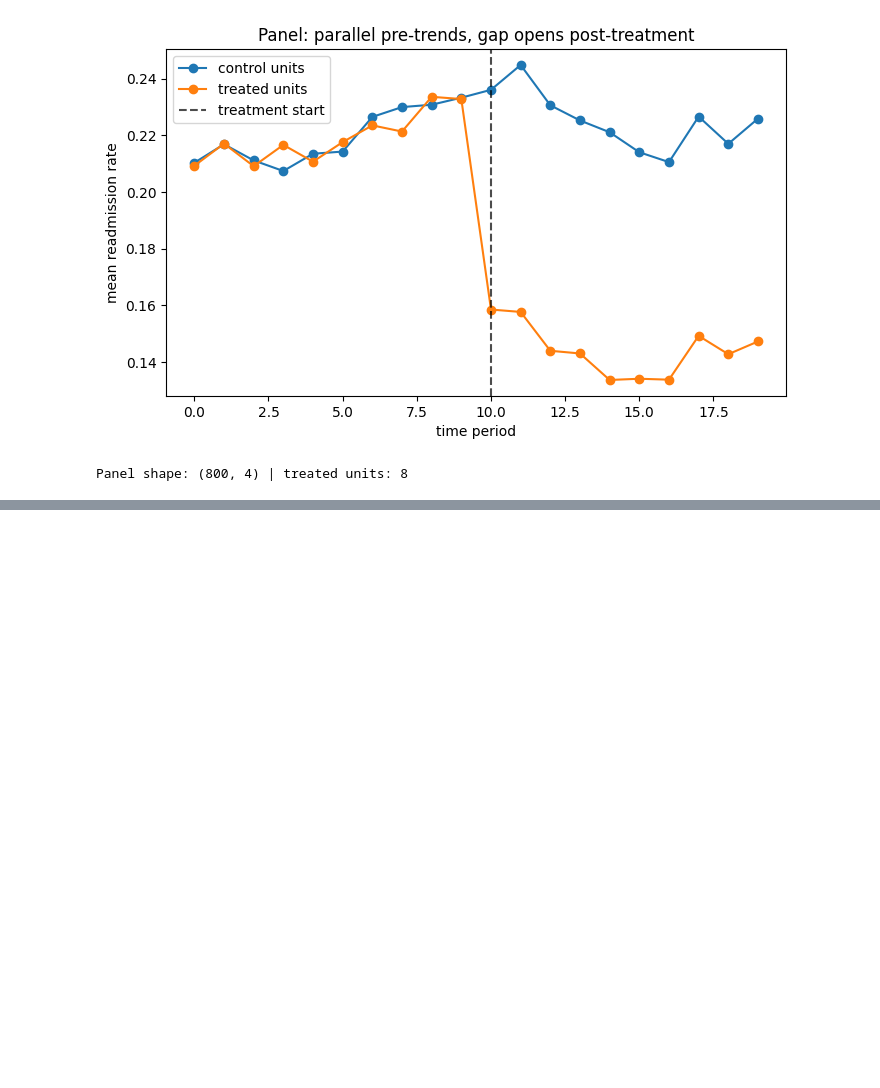
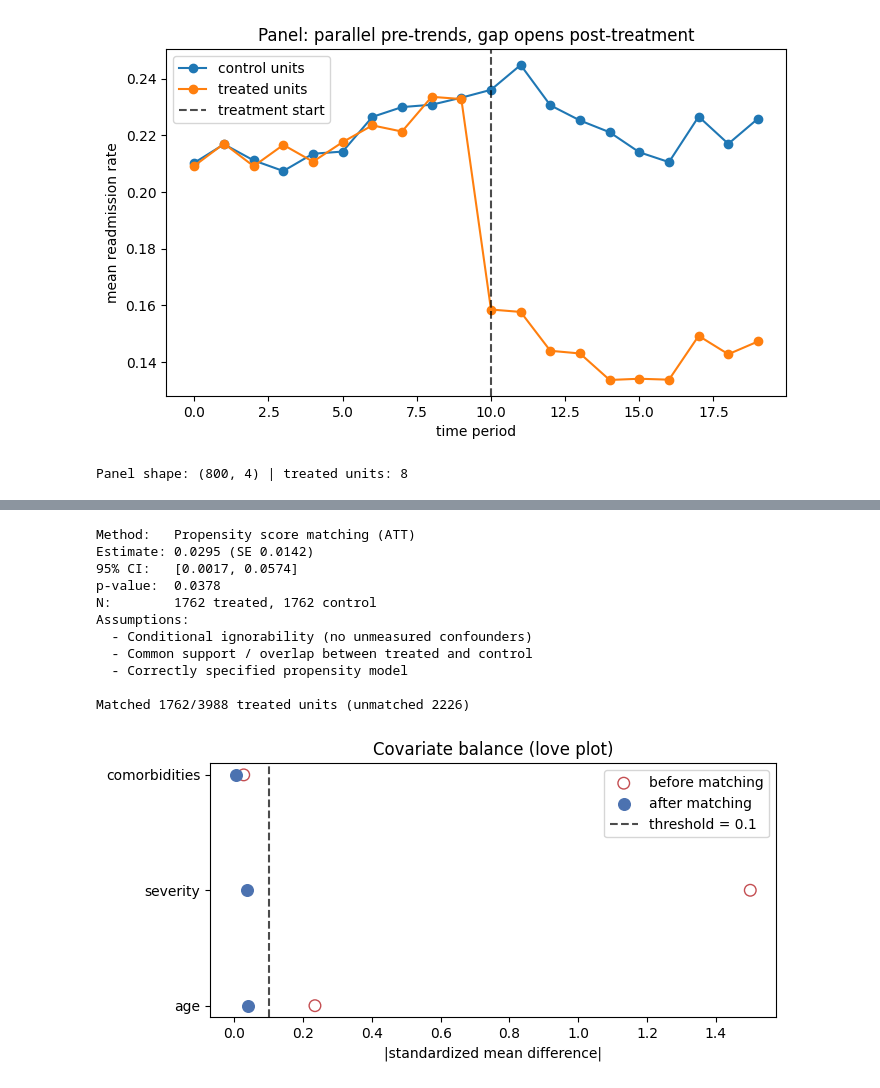
Before and after one commit to cbrackeen05/causal-inference-clinical, a Jupyter notebook: notebooks/dev_walkthrough.ipynb, the cells around one changed output, grey strips where cells are left out. Saved outputs shown, nothing was run; the diff lists cells and outputs as text; code cells hidden in the pictures; blank space fills up the shorter version.

```diff
--- a/notebooks/dev_walkthrough.ipynb
+++ b/notebooks/dev_walkthrough.ipynb
@@ -143,0 +170,23 @@ Panel shape: (800, 4) | treated units: 8
+# %%
+# Match within a caliper, estimate the ATT, and check covariate balance (love plot)
+psm = PropensityScoreMatching(X, t, y, caliper=0.05)
+result = psm.match()
+att = psm.estimate_att()
+print(att.summary())
+print(f"\nMatched {result.n_matched}/{result.n_treated} treated units (unmatched {result.n_unmatched})")
+
+plot_balance(result)
+plt.show()
+# %% [output]
+Method:   Propensity score matching (ATT)
+Estimate: 0.0295 (SE 0.0142)
+95% CI:   [0.0017, 0.0574]
+p-value:  0.0378
+N:        1762 treated, 1762 control
+Assumptions:
+  - Conditional ignorability (no unmeasured confounders)
+  - Common support / overlap between treated and control
+  - Correctly specified propensity model
+
+Matched 1762/3988 treated units (unmatched 2226)
+[figure, added]
```
Also changed, not shown: parts of 3 cells of this notebook, 3 other files.
